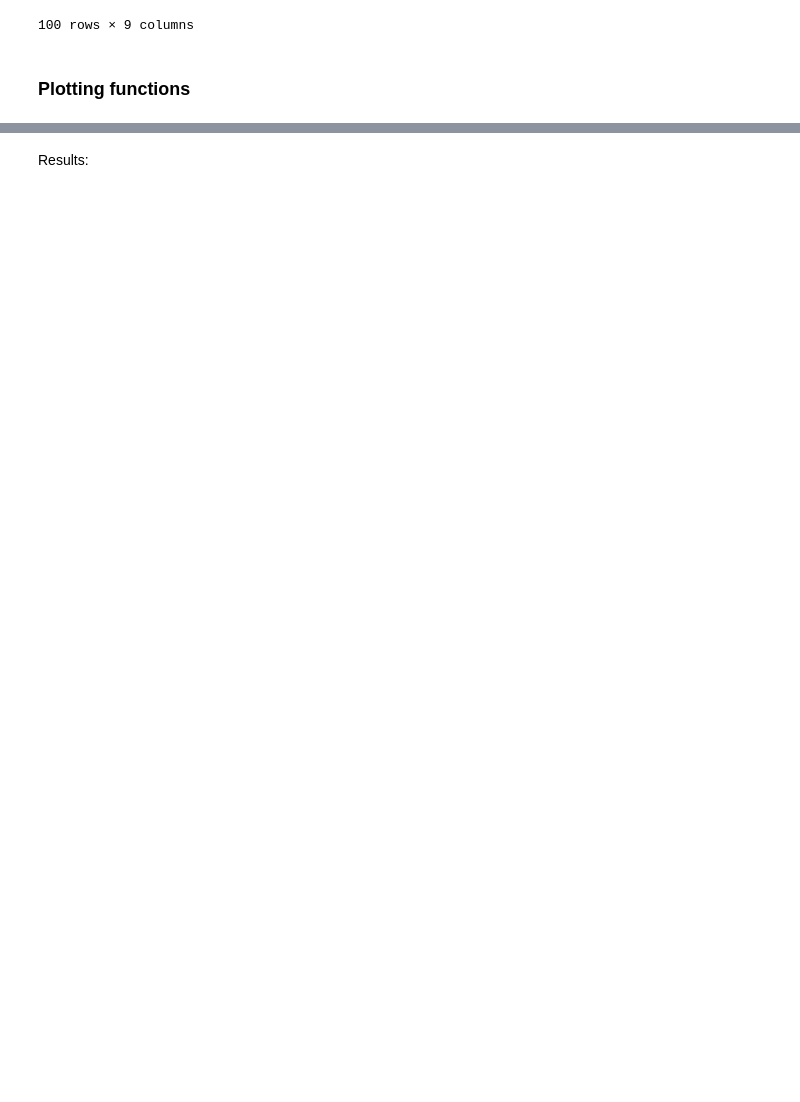
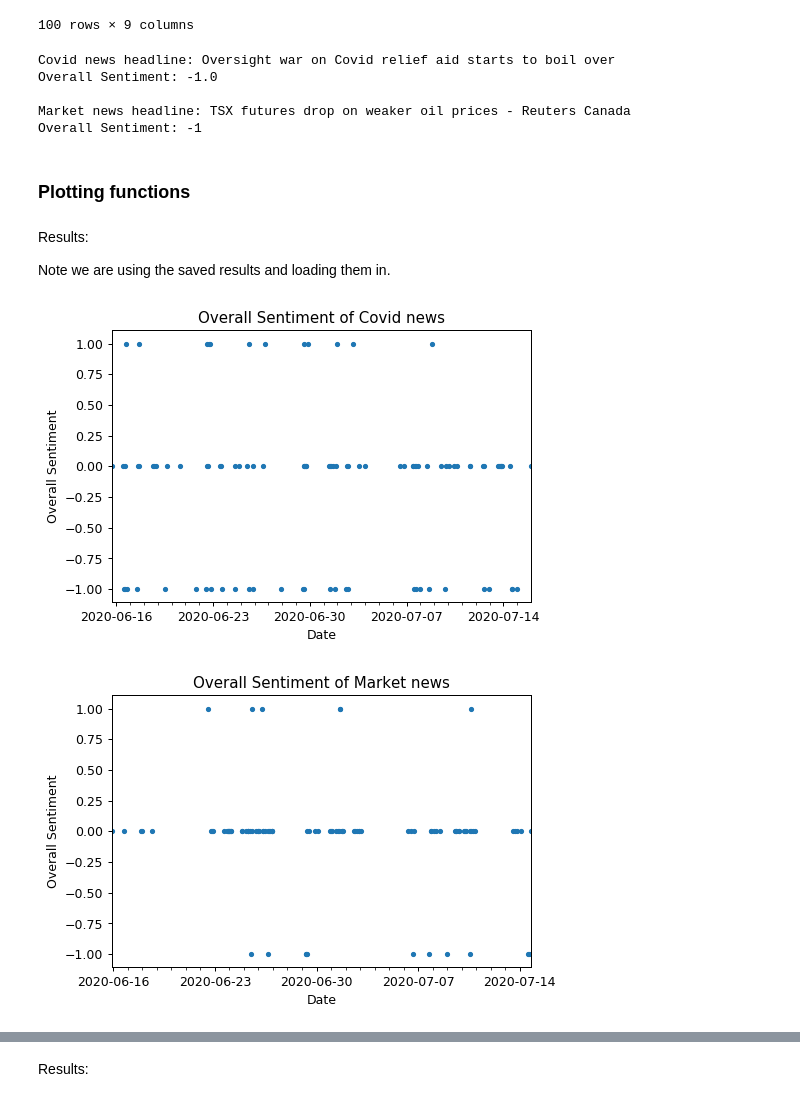
Before and after one commit to alexmichaelb/covidMarketAnalysis3, a Jupyter notebook: Covid markets project - News.ipynb, the cells around one changed output, grey strips where cells are left out. Saved outputs shown, nothing was run; the diff lists cells and outputs as text; code cells hidden in the pictures; blank space fills up the shorter version.

```diff
--- a/Covid markets project - News.ipynb
+++ b/Covid markets project - News.ipynb
@@ -239,20 +218,36 @@ df_m
 | 98 | Sony’s WH-1000XM3 wireless noise-... | Down to $220 today only or until ... | {'id': 'the-verge', 'name': 'The ... | 2020-07-14 18:04:34 | https://www.theverge.com/2020/7/1... | -1 | 0.00 | ... |
 | 99 | UPDATE 1-Italy's Cucinelli sees 1... | (Adds details, quotes from confer... | {'id': 'reuters', 'name': 'Reuters'} | 2020-07-14 18:08:00 | https://in.reuters.com/article/cu... | 0 | 0.00 | ... |
 100 rows × 9 columns
+# %%
+print('Covid news headline: ' + df_e.title[3])
+print('Overall Sentiment: ' + str(df_e['Overall Sentiment'][3]))
+print('')
+print('Market news headline: ' + df_m.title[25])
+print('Overall Sentiment: ' + str(df_m['Overall Sentiment'][25]))
+# %% [output]
+Covid news headline: Oversight war on Covid relief aid starts to boil over
+Overall Sentiment: -1.0
+
+Market news headline: TSX futures drop on weaker oil prices - Reuters Canada
+Overall Sentiment: -1
 # %% [markdown]
 ### Plotting functions
 # %%
-def plotRes(df, subject = ''):
+def plotRes(df, subject = '', ax = None):
     # Plot overall sentiment against date
 
-    fig, ax = plt.subplots()
-    plt.scatter(df['publishedAt'].values, df['Overall Sentiment'].values, marker='o')
+    if ax is None:
+        fig, ax = plt.subplots()
+
+    plt.scatter(df['publishedAt'].values, df['Overall Sentiment'].values, s=10,  marker='o')
 
     # Set labels and limits
-    ax.set_xlim([df['publishedAt'][0], df['publishedAt'][len(df_e) - 1]])
+    ax.set_xlim([df['publishedAt'][0], df['publishedAt'][len(df) - 1]])
     ax.set_xlabel('Date')
     ax.set_ylabel('Overall Sentiment')
     ax.set_title('Overall Sentiment of ' + subject + ' news')
+
+    plt.rcParams['figure.dpi'] = 90
 
     # Format x axis dates
     format_dates(ax)
@@ -267,3 +262,24 @@ def format_dates(ax):
     ax.xaxis.set_major_locator(weeks)
     ax.xaxis.set_major_formatter(weeks_fmt)
     ax.xaxis.set_minor_locator(days)
+
+def pieChart(df, subject = ''):
+
+    # Count no. positive, neutral and negative sentiments
+    pos = len(df[df['Overall Sentiment'] == 1])
+    neut = len(df[df['Overall Sentiment'] == 0])
+    neg = len(df[df['Overall Sentiment'] == -1])
+
+    data = [pos, neut, neg]
+    labels = ['Positive', 'Neutral', 'Negative']
+    name = subject + ' Sentiment'
+
+    # Show chart
+    plt.title(name)
+    plt.pie(data)
+    plt.legend(labels = labels)
+    plt.show()
+# %% [markdown]
+Results:
+
+Note we are using the saved results and loading them in.
@@ -269,0 +292,6 @@ def format_dates(ax):
+# %%
+plotRes(df_covid, 'Covid')
+plotRes(df_market, 'Market')
+# %% [output]
+[figure, added]
+[figure, added]
```
Also changed, not shown: parts of 26 cells of this notebook, 5 other files.
